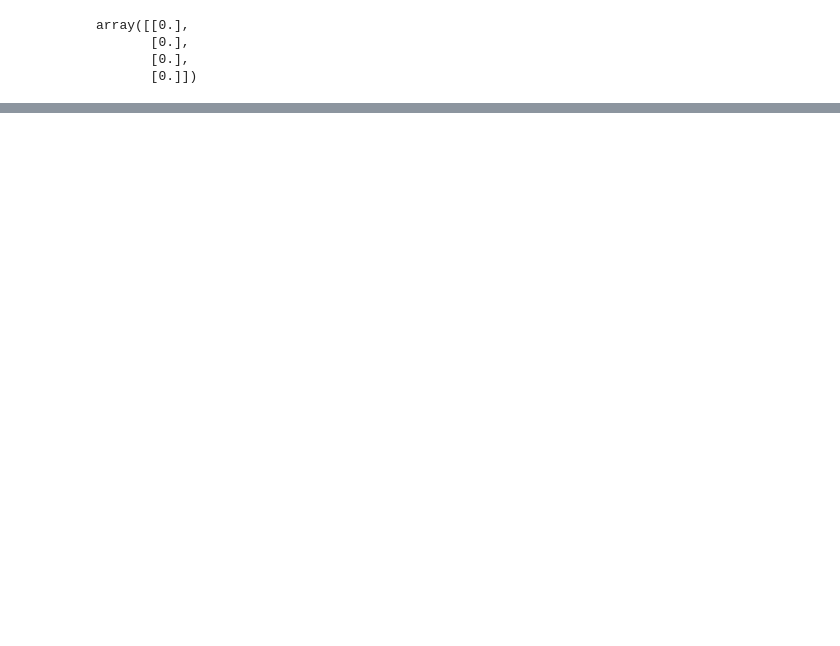
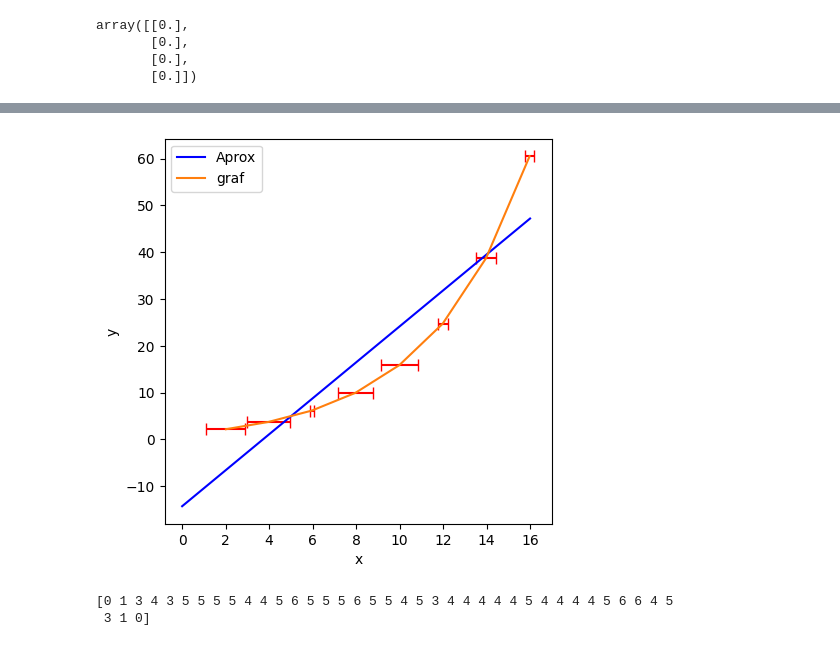
Before and after one commit to amansyayf/computational-mathematics, a Jupyter notebook: Hard level/task1.ipynb, the cells around one changed output, grey strips where cells are left out. Drawn from its saved outputs; the diff is of its cells as text; code cells hidden in the pictures; blank space fills up the shorter version.

```diff
--- a/Hard level/task1.ipynb
+++ b/Hard level/task1.ipynb
@@ -94,0 +201,42 @@ a = np.where(np.sum(a, axis = 0),a/np.sum(a*a, axis = 0), a)
+# %%
+def least_squares(x, y):
+
+
+    # Для метода наименьших квадратов нам нужно, чтобы X был матрицей,
+    # в которой первый столбец - единицы, а второй - x координаты точек
+    X = np.vstack((np.ones(x.shape[0]), x)).T
+    normal_matrix = np.dot(X.T, X)
+    moment_matrix = np.dot(X.T, y)
+   # beta_hat это вектор [перехват, наклон], рассчитываем его в
+   # в соответствии с формулой.
+    beta_hat = np.dot(np.linalg.inv(normal_matrix), moment_matrix)
+    intercept = beta_hat[0]
+    slope = beta_hat[1]
+   # Теперь, когда мы знаем параметры прямой, мы можем
+   # легко вычислить y координаты точек на прямой.
+    return intercept, slope
+# %%
+xnew = np.linspace(0, 16, 100)
+a, b = least_squares(l, N)
+ynew = a + b*xnew
+# %%
+from cmath import e
+
+plt.figure(figsize=(5,5))
+
+plt.errorbar(l, N, xerr=xerr, fmt = ' ', capsize=4, ecolor='red')
+
+plt.plot( xnew, ynew, c='blue', label='Aprox')
+
+plt.plot(l, N, label='graf')
+
+# plt.yscale('log', base=e)
+
+
+
+plt.xlabel('x')
+plt.ylabel('y')
+plt.legend()
+plt.show()
+# %% [output]
+[figure, added]
@@ -94,0 +263,6 @@ a = np.where(np.sum(a, axis = 0),a/np.sum(a*a, axis = 0), a)
+# %%
+mat = func()
+print(np.amax(mat, axis=0) - np.amin(mat, axis=0))
+# %% [output]
+[0 1 3 4 3 5 5 5 5 4 4 5 6 5 5 5 6 5 5 4 5 3 4 4 4 4 4 5 4 4 4 4 5 6 6 4 5
+ 3 1 0]
```
Also changed, not shown: parts of 19 cells of this notebook.
